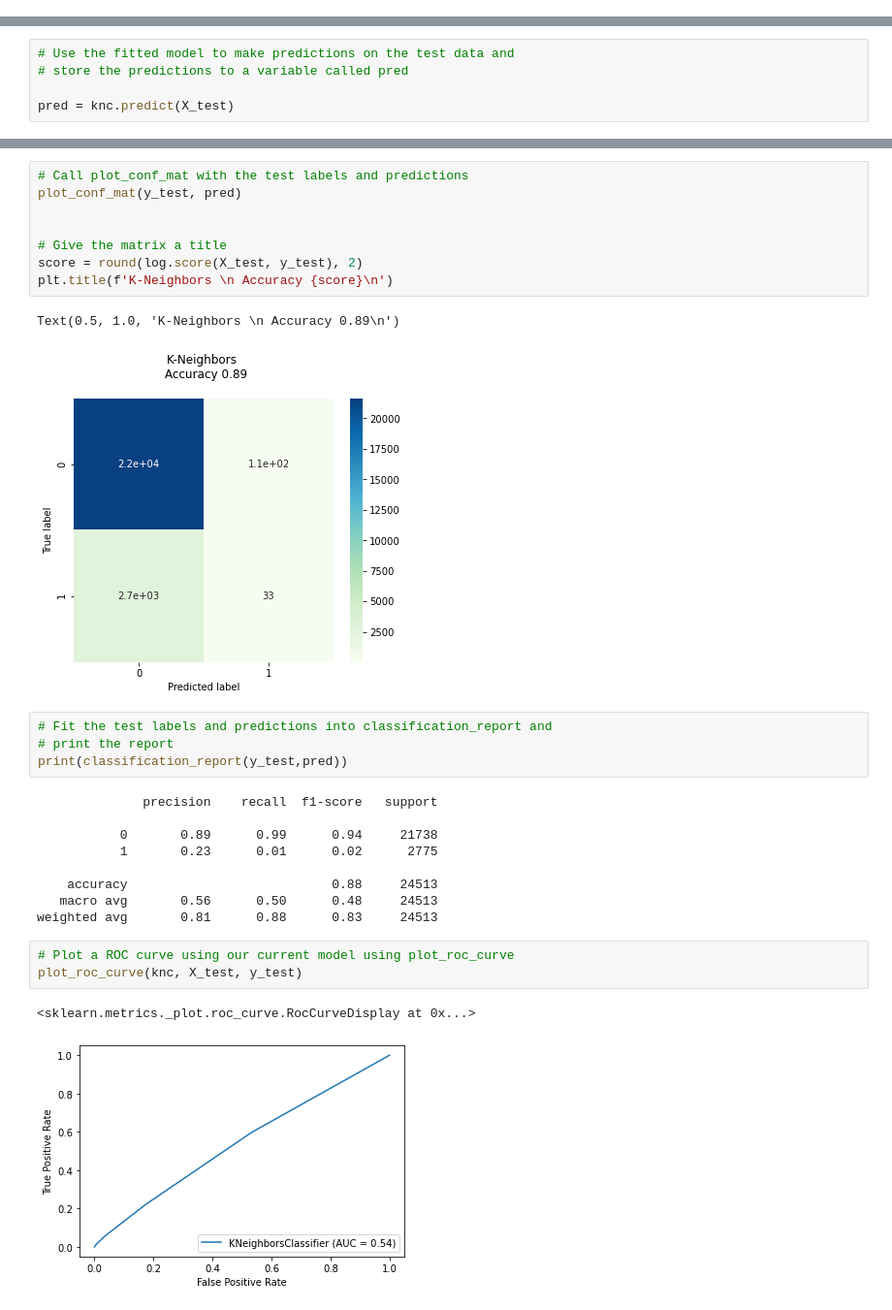
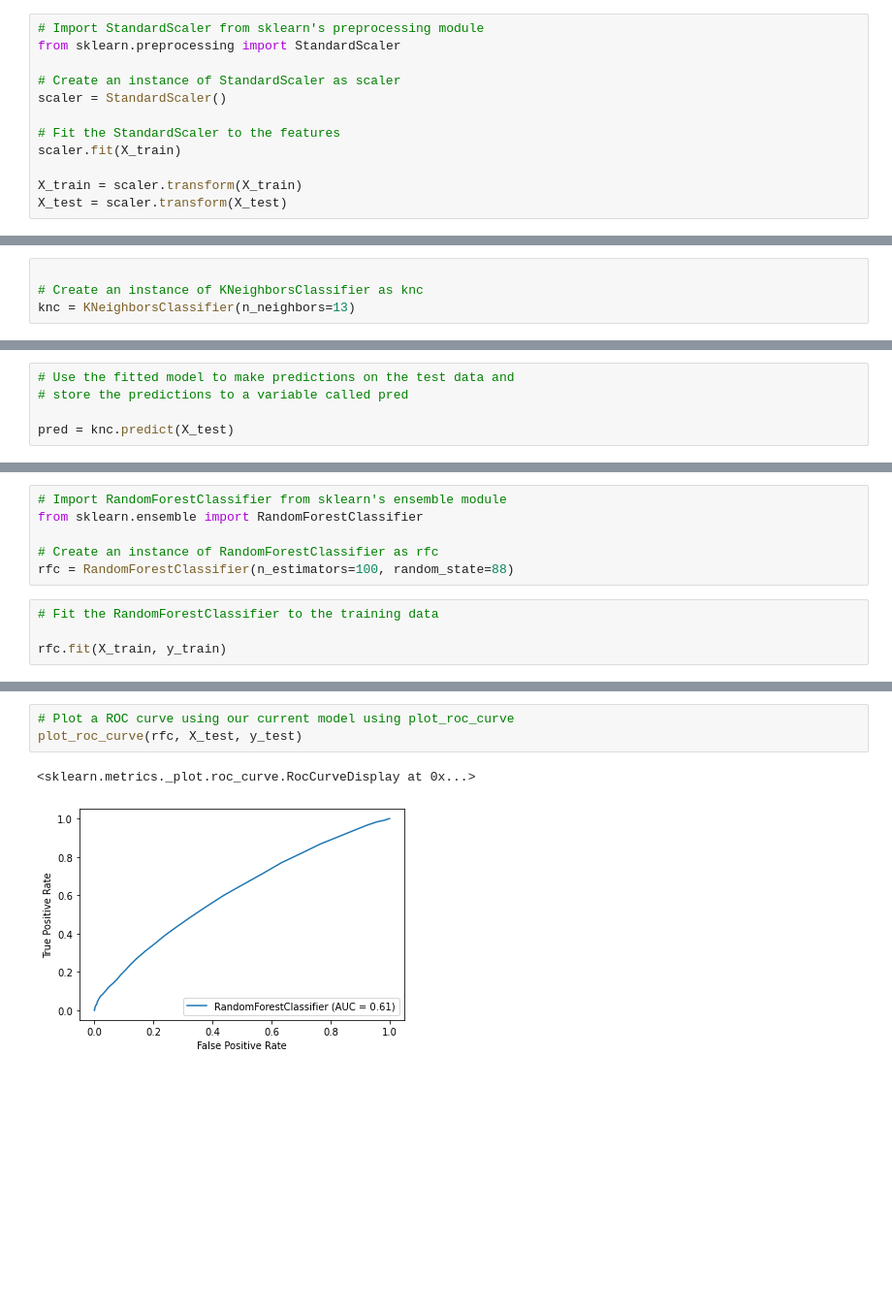
Before and after one commit to hon3g/data_analytics_2, a Jupyter notebook: Python/Diabetes.ipynb, the cells around one changed output, grey strips where cells are left out. Shown: that part at 97% size. Drawn from its saved outputs; the diff is of its cells as text; blank space fills up the shorter version.

```diff
--- a/Python/Diabetes.ipynb
+++ b/Python/Diabetes.ipynb
@@ -513,3 +498,15 @@ plot_roc_curve(log, X_test, y_test)
+# %%
+# Import StandardScaler from sklearn's preprocessing module
+from sklearn.preprocessing import StandardScaler
+
+# Create an instance of StandardScaler as scaler
+scaler = StandardScaler()
+
+# Fit the StandardScaler to the features
+scaler.fit(X_train)
+
+X_train = scaler.transform(X_train)
+X_test = scaler.transform(X_test)
 # %%
 # Import KNeighborsClassifier frrom sklearn's neighbors module
 from sklearn.neighbors import KNeighborsClassifier
@@ -519,3 +536,7 @@ knc = KNeighborsClassifier(n_neighbors=7)
+# %%
+
+# Create an instance of KNeighborsClassifier as knc
+knc = KNeighborsClassifier(n_neighbors=13)
 # %%
 # Fit the KNeighborsClassifier to the training data
 
@@ -529,0 +613,10 @@ pred = knc.predict(X_test)
+# %%
+# Import RandomForestClassifier from sklearn's ensemble module
+from sklearn.ensemble import RandomForestClassifier
+
+# Create an instance of RandomForestClassifier as rfc
+rfc = RandomForestClassifier(n_estimators=100, random_state=88)
+# %%
+# Fit the RandomForestClassifier to the training data
+
+rfc.fit(X_train, y_train)
@@ -541,30 +667,6 @@ print(confusion_matrix(y_test, pred))
-# %%
-# Call plot_conf_mat with the test labels and predictions
-plot_conf_mat(y_test, pred)
-
-
-# Give the matrix a title
-score = round(log.score(X_test, y_test), 2)
-plt.title(f'K-Neighbors \n Accuracy {score}\n')
-# %% [output]
-Text(0.5, 1.0, 'K-Neighbors \n Accuracy 0.89\n')
-[figure, removed]
-# %%
-# Fit the test labels and predictions into classification_report and
-# print the report
-print(classification_report(y_test,pred))
-# %% [output]
-              precision    recall  f1-score   support
-
-           0       0.89      0.99      0.94     21738
-           1       0.23      0.01      0.02      2775
-
-    accuracy                           0.88     24513
-   macro avg       0.56      0.50      0.48     24513
-weighted avg       0.81      0.88      0.83     24513
 # %%
 # Plot a ROC curve using our current model using plot_roc_curve
-plot_roc_curve(knc, X_test, y_test)
+plot_roc_curve(rfc, X_test, y_test)
 # %% [output]
 <sklearn.metrics._plot.roc_curve.RocCurveDisplay at 0x...>
-[figure, old version]
+[figure, new version]
```
Also changed, not shown: parts of 30 cells of this notebook.
